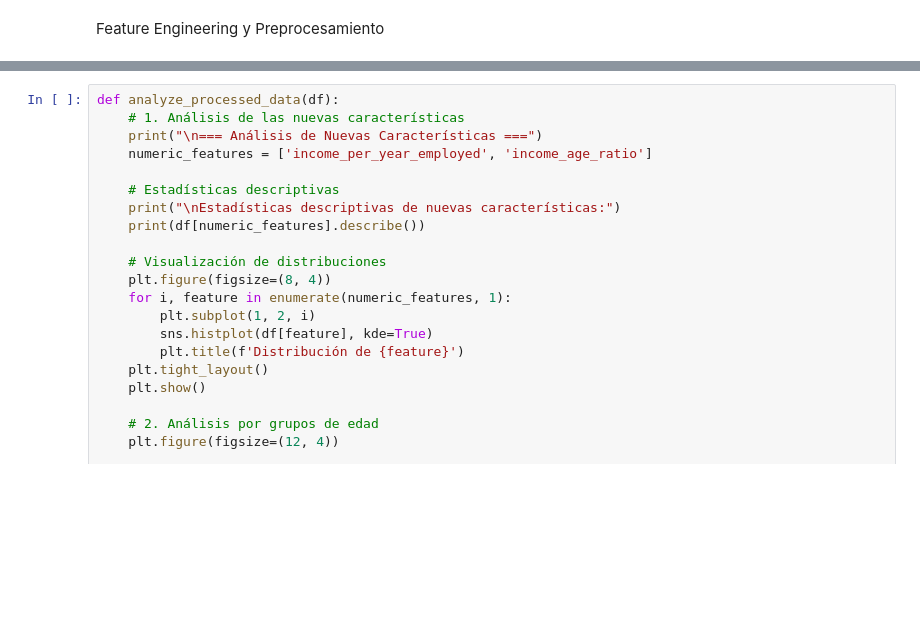
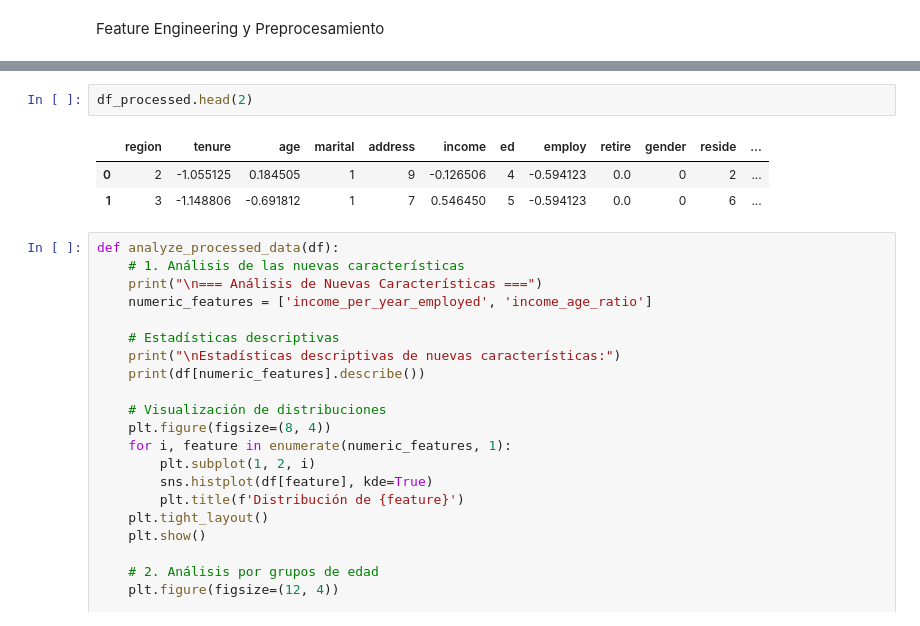
Before and after one commit to AI-School-F5-P3/ml_refuerzo_ema, a Jupyter notebook: notebook/eda_completo.ipynb, the cells around one changed output, grey strips where cells are left out. Cells and saved outputs as stored; diff of their text form; blank space fills up the shorter version.

```diff
--- a/notebook/eda_completo.ipynb
+++ b/notebook/eda_completo.ipynb
@@ -310,6 +302,12 @@ print("\nDataFrame procesado guardado")
 4         -0.403690
 
 DataFrame procesado guardado
+# %%
+df_processed.head(2)
+# %% [output]
+|  | region | tenure | age | marital | address | income | ed | employ | retire | gender | reside | ... |
+| 0 | 2 | -1.055125 | 0.184505 | 1 | 9 | -0.126506 | 4 | -0.594123 | 0.0 | 0 | 2 | ... |
+| 1 | 3 | -1.148806 | -0.691812 | 1 | 7 | 0.546450 | 5 | -0.594123 | 0.0 | 0 | 6 | ... |
 # %%
 def analyze_processed_data(df):
     # 1. Análisis de las nuevas características
```
Also changed, not shown: parts of 3 cells of this notebook, 23 other files.
